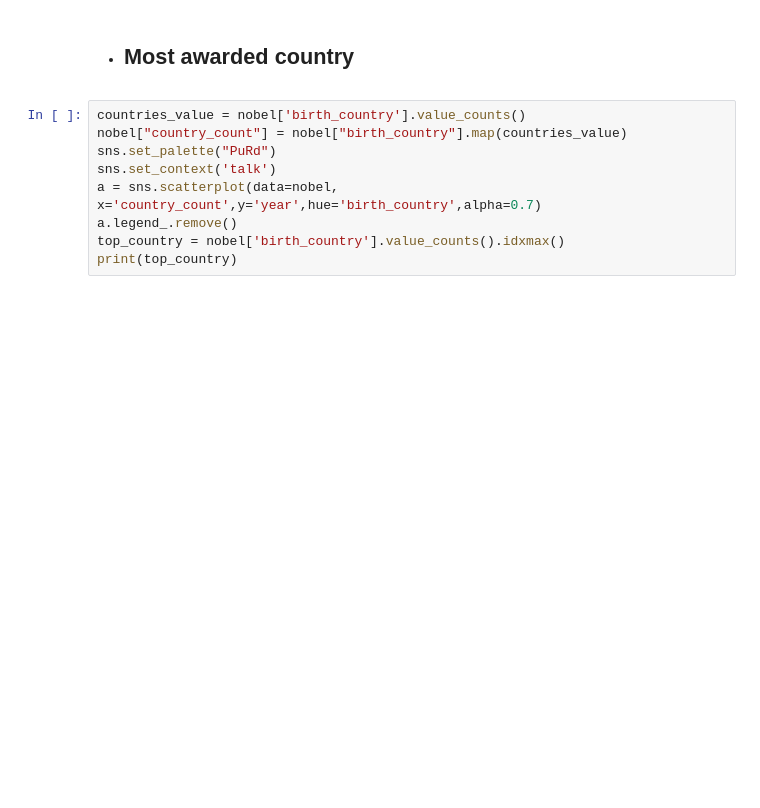
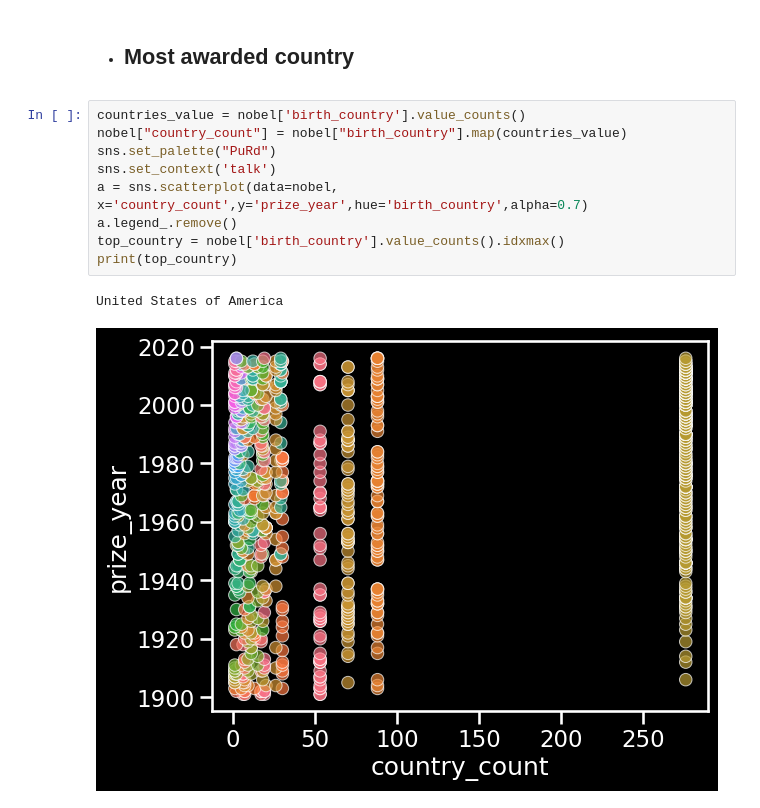
Before and after one commit to anp-exe/nobel-prize, a Jupyter notebook: nobel_prize.ipynb, the cells around one changed output. Cells and saved outputs as stored; diff of their text form; blank space fills up the shorter version.

```diff
--- a/nobel_prize.ipynb
+++ b/nobel_prize.ipynb
@@ -41,9 +63,12 @@ plt.show()
 # %%
 countries_value = nobel['birth_country'].value_counts()
 nobel["country_count"] = nobel["birth_country"].map(countries_value)
 sns.set_palette("PuRd")
 sns.set_context('talk')
-a = sns.scatterplot(data=nobel, x='country_count',y='year',hue='birth_country',alpha=0.7)
+a = sns.scatterplot(data=nobel, x='country_count',y='prize_year',hue='birth_country',alpha=0.7)
 a.legend_.remove()
 top_country = nobel['birth_country'].value_counts().idxmax()
 print(top_country)
+# %% [output]
+United States of America
+[figure, added]
```
Also changed, not shown: parts of 5 cells of this notebook, 5 other files.
